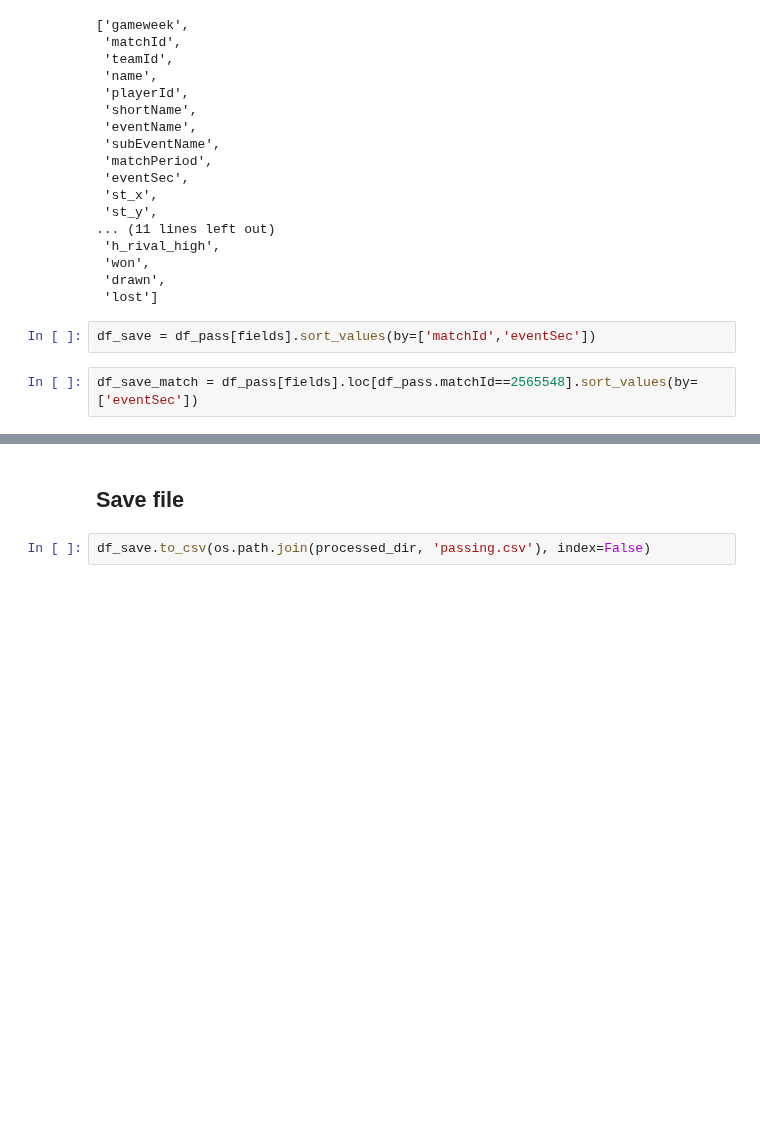
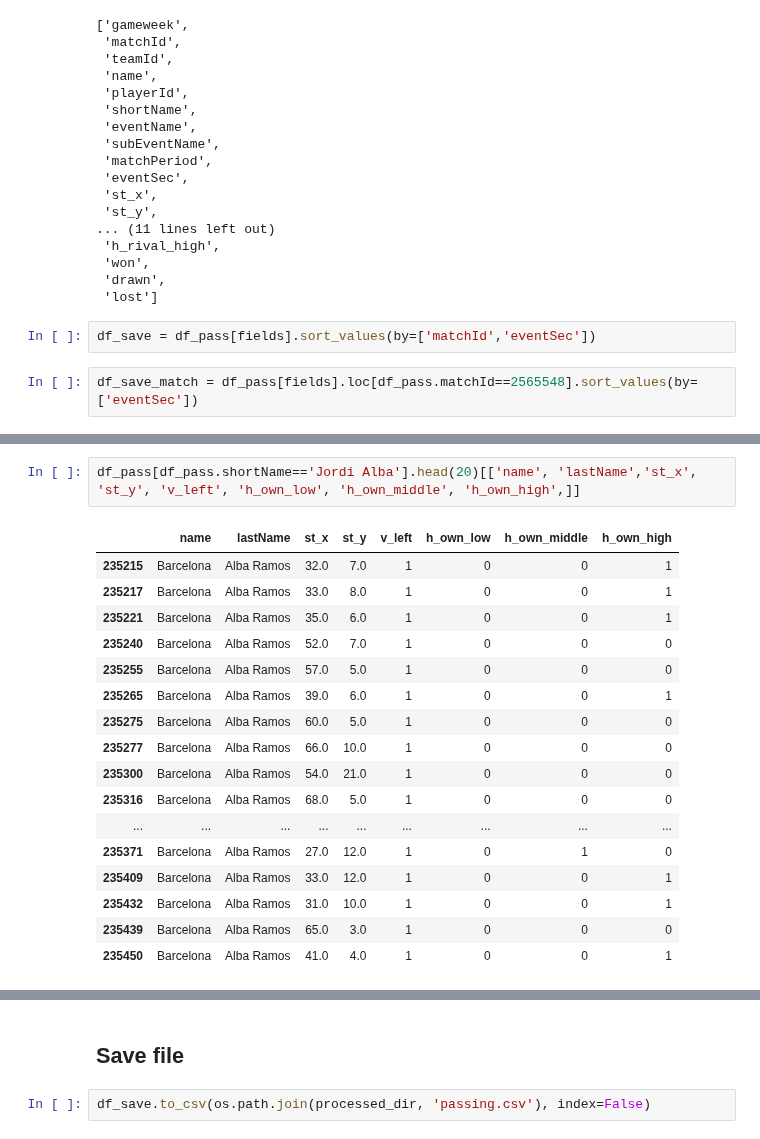
Before and after one commit to saeeeeru/WyscoutAnalyzer, a Jupyter notebook: notebook/PlayAnalysis/1-passing.ipynb, the cells around one changed output, grey strips where cells are left out. Cells and saved outputs as stored; diff of their text form; blank space fills up the shorter version.

```diff
--- a/notebook/PlayAnalysis/1-passing.ipynb
+++ b/notebook/PlayAnalysis/1-passing.ipynb
@@ -235,0 +297,20 @@ df_save_match = df_pass[fields].loc[df_pass.matchId==2565548].sort_values(by=['e
+# %%
+df_pass[df_pass.shortName=='Jordi Alba'].head(20)[['name', 'lastName','st_x', 'st_y', 'v_left', 'h_own_low', 'h_own_middle', 'h_own_high',]]
+# %% [output]
+|  | name | lastName | st_x | st_y | v_left | h_own_low | h_own_middle | h_own_high |
+| 235215 | Barcelona | Alba Ramos | 32.0 | 7.0 | 1 | 0 | 0 | 1 |
+| 235217 | Barcelona | Alba Ramos | 33.0 | 8.0 | 1 | 0 | 0 | 1 |
+| 235221 | Barcelona | Alba Ramos | 35.0 | 6.0 | 1 | 0 | 0 | 1 |
+| 235240 | Barcelona | Alba Ramos | 52.0 | 7.0 | 1 | 0 | 0 | 0 |
+| 235255 | Barcelona | Alba Ramos | 57.0 | 5.0 | 1 | 0 | 0 | 0 |
+| 235265 | Barcelona | Alba Ramos | 39.0 | 6.0 | 1 | 0 | 0 | 1 |
+| 235275 | Barcelona | Alba Ramos | 60.0 | 5.0 | 1 | 0 | 0 | 0 |
+| 235277 | Barcelona | Alba Ramos | 66.0 | 10.0 | 1 | 0 | 0 | 0 |
+| 235300 | Barcelona | Alba Ramos | 54.0 | 21.0 | 1 | 0 | 0 | 0 |
+| 235316 | Barcelona | Alba Ramos | 68.0 | 5.0 | 1 | 0 | 0 | 0 |
+| ... | ... | ... | ... | ... | ... | ... | ... | ... |
+| 235371 | Barcelona | Alba Ramos | 27.0 | 12.0 | 1 | 0 | 1 | 0 |
+| 235409 | Barcelona | Alba Ramos | 33.0 | 12.0 | 1 | 0 | 0 | 1 |
+| 235432 | Barcelona | Alba Ramos | 31.0 | 10.0 | 1 | 0 | 0 | 1 |
+| 235439 | Barcelona | Alba Ramos | 65.0 | 3.0 | 1 | 0 | 0 | 0 |
+| 235450 | Barcelona | Alba Ramos | 41.0 | 4.0 | 1 | 0 | 0 | 1 |
```
Also changed, not shown: parts of 17 cells of this notebook.
